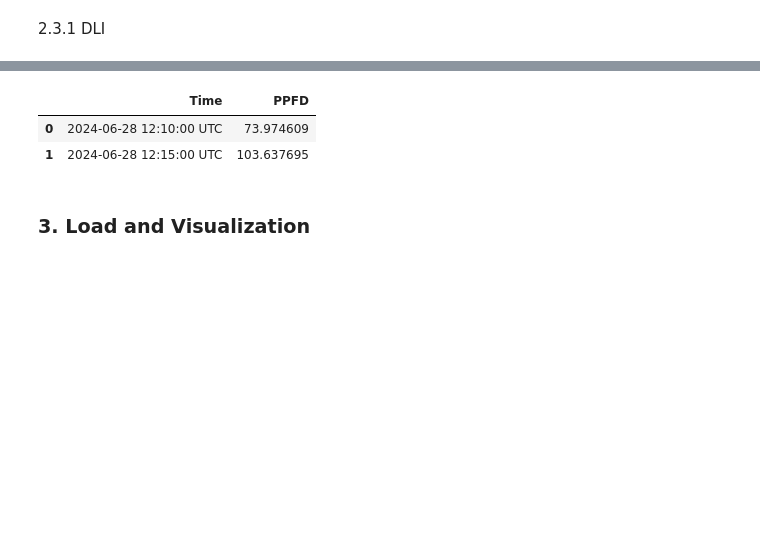
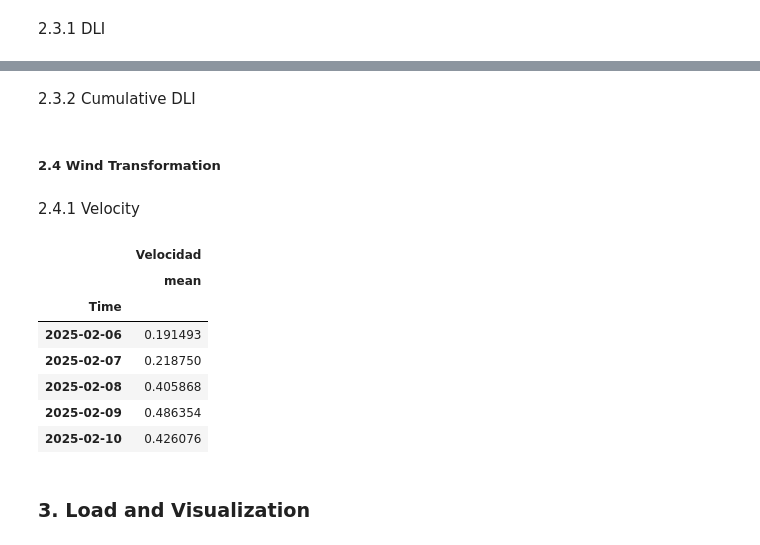
Before and after one commit to JorgeJolaUnal/tomato_climate_project, a Jupyter notebook: TL/TL.ipynb, the cells around one changed output, grey strips where cells are left out. Cells and saved outputs as stored; diff of their text form; code cells hidden in the pictures; blank space fills up the shorter version.

```diff
--- a/TL/TL.ipynb
+++ b/TL/TL.ipynb
@@ -151,6 +189,2 @@ dli_diario
-# %%
-rad_data.head(2)
-# %% [output]
-|  | Time | PPFD |
-| 0 | 2024-06-28 12:10:00 UTC | 73.974609 |
-| 1 | 2024-06-28 12:15:00 UTC | 103.637695 |
+# %% [markdown]
+2.3.2 Cumulative DLI
@@ -157,3 +193,28 @@ rad_data.head(2)
+# %% [markdown]
+##### 2.4 Wind Transformation
+# %% [markdown]
+2.4.1 Velocity
+# %%
+# Set the time variable
+wind_data['Time']=pd.to_datetime(wind_data['Time'])
+
+# To get average
+wind_data.set_index('Time',inplace=True)
+
+#Resample by day calculating mean
+wind_data_day=wind_data.resample('D').agg({
+    'Velocidad':['mean']
+})
+wind_data_day.head(5)
+# %% [output]
+|  | Velocidad |
+|  | mean |
+| Time |  |
+| 2025-02-06 | 0.191493 |
+| 2025-02-07 | 0.218750 |
+| 2025-02-08 | 0.405868 |
+| 2025-02-09 | 0.486354 |
+| 2025-02-10 | 0.426076 |
 # %% [markdown]
 ### 3. Load and Visualization
 # %% [markdown]
```
Also changed, not shown: parts of 20 cells of this notebook, 13 other files.
